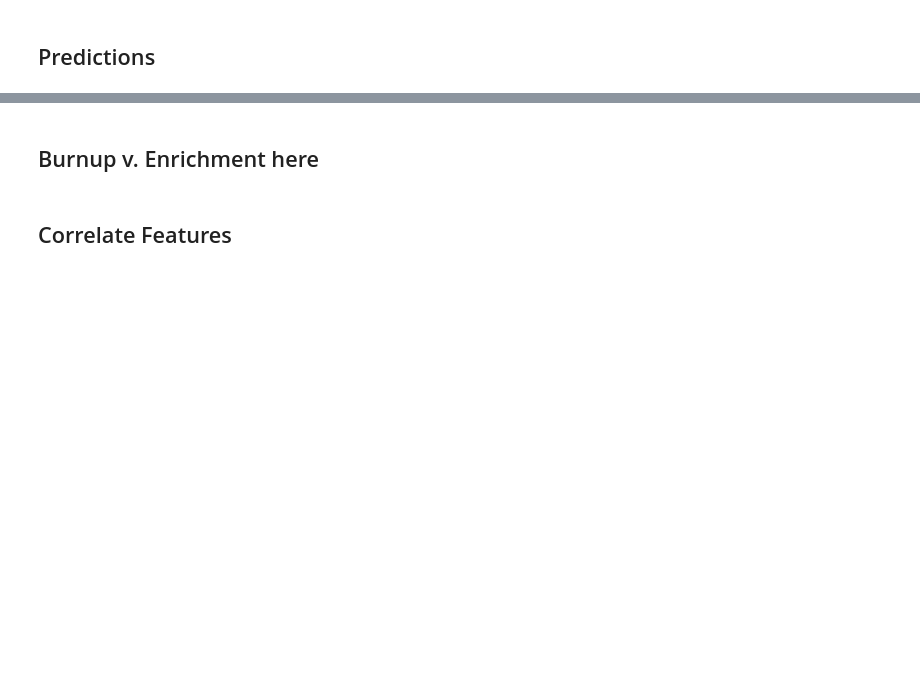
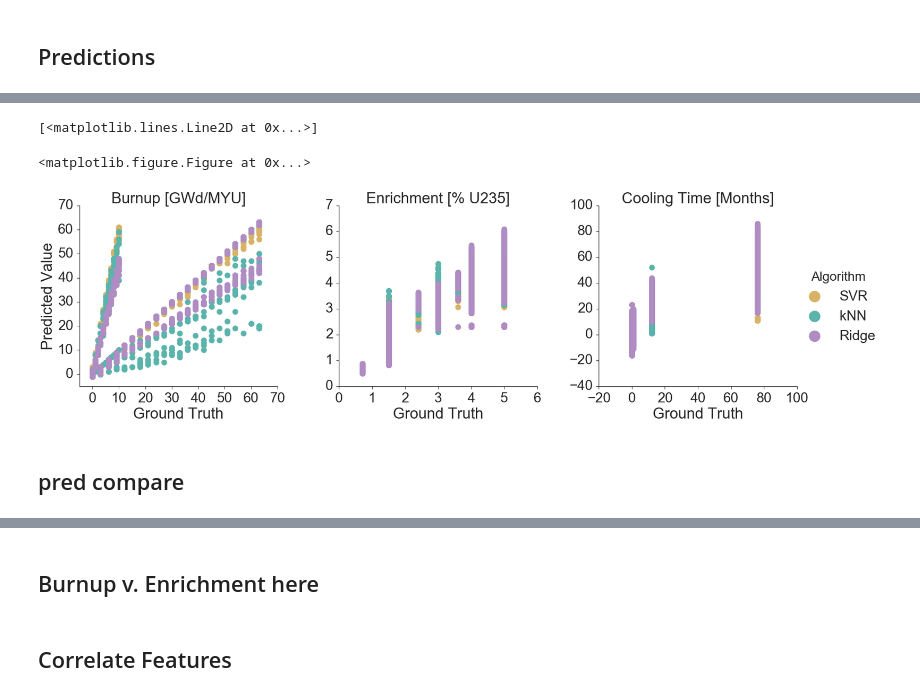
Before and after one commit to gonuke/learn-me-fuel, a Jupyter notebook: sfc_train_pred_viz.ipynb, the cells around one changed output, grey strips where cells are left out. Cells and saved outputs as stored; diff of their text form; code cells hidden in the pictures; blank space fills up the shorter version.

```diff
--- a/sfc_train_pred_viz.ipynb
+++ b/sfc_train_pred_viz.ipynb
@@ -234,0 +241,37 @@ pred = sns.factorplot(x="TrueY", y="Predicted Value",
+# %%
+plt.clf()
+sns.set(style="ticks", font_scale=3.0)
+
+burn = pd.read_csv('results/28march2018/sfcompo_fissact_burnup_predictions.csv').rename(columns = {'Unnamed: 0':'Instance'})
+cool = pd.read_csv('results/28march2018/sfcompo_fissact_cooling_predictions.csv').rename(columns = {'Unnamed: 0':'Instance'})
+burn = burn.loc[:, ['SVR', 'TrueY', 'kNN', 'Ridge']]//1000
+cool = cool.loc[:, ['SVR', 'TrueY', 'kNN', 'Ridge']]//30
+burn['Parameter'] = 'Burnup [GWd/MYU]'
+enri['Parameter'] = 'Enrichment [% U235]'
+cool['Parameter'] = 'Cooling Time [Months]'
+
+pred_df = pd.DataFrame()
+pred_df = pd.concat([burn, enri, cool])
+pred_df = pred_df.melt(id_vars = ['TrueY', 'Parameter'],
+                 value_vars = ['SVR', 'kNN', 'Ridge'],
+                 value_name='Predicted Value', var_name='Algorithm')
+pred = sns.FacetGrid(data=pred_df, col="Parameter",
+                     hue="Algorithm",
+                     sharex=False, sharey=False, size=8,
+                     palette=sns.color_palette(med))
+pred= pred.map(plt.scatter, 'TrueY', 'Predicted Value', s=150)
+
+(pred.set_axis_labels("Ground Truth", "Predicted Value")
+     .set_titles("{col_name}")
+     .add_legend(markerscale=2))
+pred.axes[0,0].set_ylim(-5, 70)
+pred.axes[0,0].set_xlim(-5, 70)
+plt.plot([-5, -5], [65, 65], 'k-', linewidth=2)
+
+#pred.savefig('predictions.png', bbox_inches='tight', transparent=True)
+# %% [output]
+[<matplotlib.lines.Line2D at 0x...>]
+<matplotlib.figure.Figure at 0x...>
+[figure, added]
+# %% [markdown]
+## pred compare
```
Also changed, not shown: parts of 12 cells of this notebook, 4 other files.
